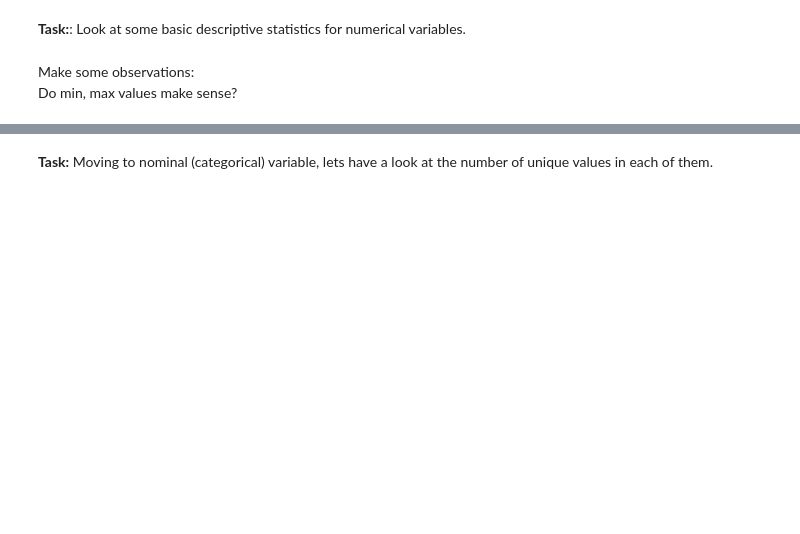
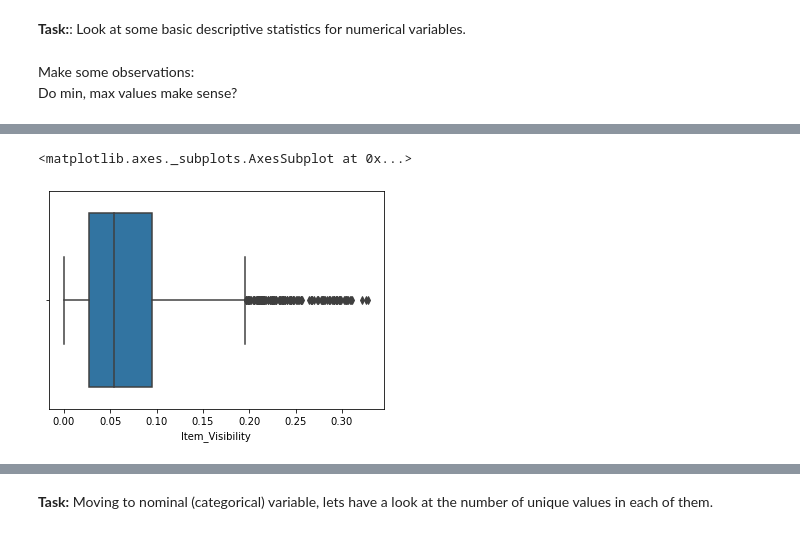
Before and after one commit to ryan-ferns/DS_auticon_week_3, a Jupyter notebook: data_prep_exercise.ipynb, the cells around one changed output, grey strips where cells are left out. Cells and saved outputs as stored; diff of their text form; code cells hidden in the pictures; blank space fills up the shorter version.

```diff
--- a/data_prep_exercise.ipynb
+++ b/data_prep_exercise.ipynb
@@ -76,0 +205,5 @@ Do min, max values make sense?
+# %%
+sns.boxplot(x=data['Item_Visibility'])
+# %% [output]
+<matplotlib.axes._subplots.AxesSubplot at 0x...>
+[figure, added]
```
Also changed, not shown: parts of 98 cells of this notebook.
